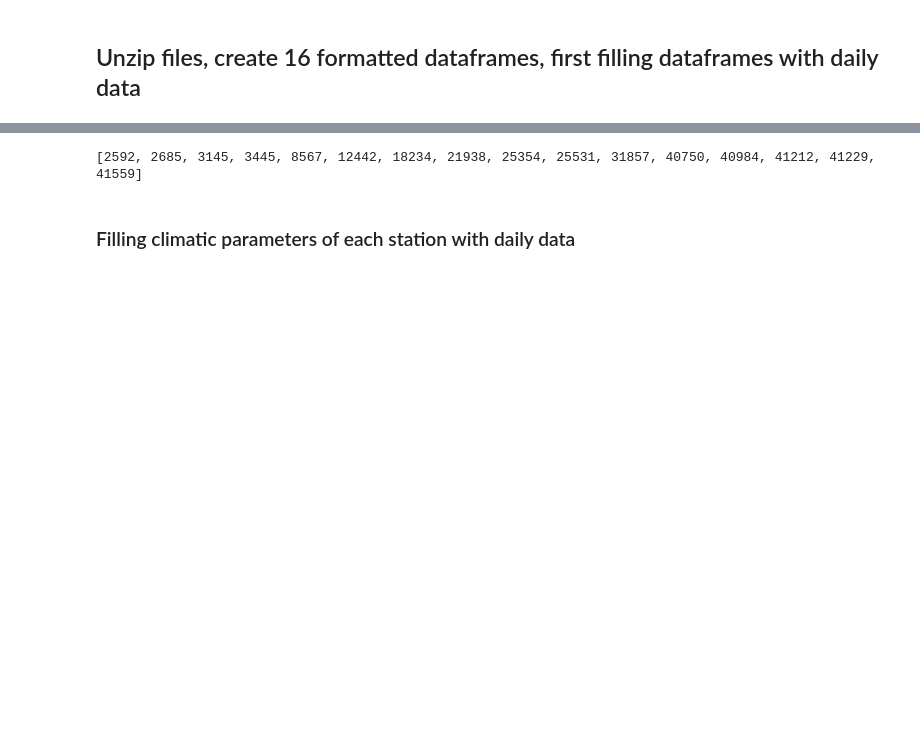
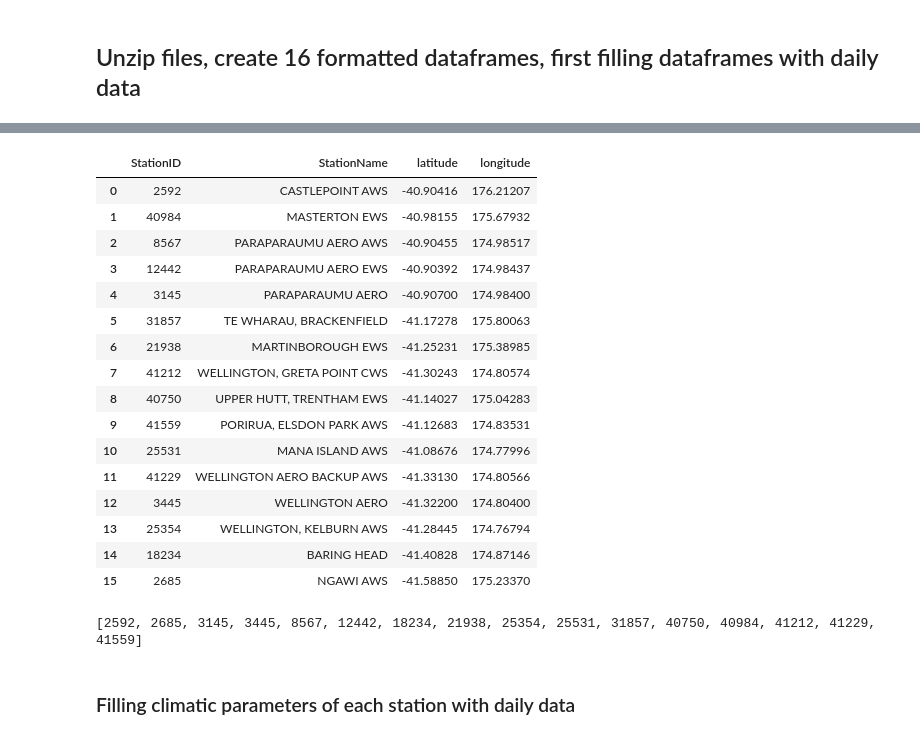
Before and after one commit to aantonov23/clustering-wellington-weather-stations, a Jupyter notebook: st1_first_data_aggregating.ipynb, the cells around one changed output, grey strips where cells are left out. Cells and saved outputs as stored; diff of their text form; code cells hidden in the pictures; blank space fills up the shorter version.

Commit message:
Fixed paths in st1. Add st4 - merge all datasets into one

```diff
--- a/st1_first_data_aggregating.ipynb
+++ b/st1_first_data_aggregating.ipynb
@@ -6,6 +6,8 @@ import os
 from pathlib import Path
 import pprint
 import pandas as pd
+
+BASE_DATA_PATH = r'C:\D\Whitireia\ARP\data'
 # %%
 def unzip_given_file_to_folder(file_path, folder):
     with zipfile.ZipFile(file_path, 'r') as z:
@@ -48,3 +47,24 @@ df_stations = pd.read_csv('/media/lenalexu/64522E74522E4ADE/D/Whitireia/ARP/clus
+# %%
+df_stations = pd.read_csv(os.path.join(BASE_DATA_PATH, r'stations.csv'))
+df_stations
+# %% [output]
+|  | StationID | StationName | latitude | longitude |
+| 0 | 2592 | CASTLEPOINT AWS | -40.90416 | 176.21207 |
+| 1 | 40984 | MASTERTON EWS | -40.98155 | 175.67932 |
+| 2 | 8567 | PARAPARAUMU AERO AWS | -40.90455 | 174.98517 |
+| 3 | 12442 | PARAPARAUMU AERO EWS | -40.90392 | 174.98437 |
+| 4 | 3145 | PARAPARAUMU AERO | -40.90700 | 174.98400 |
+| 5 | 31857 | TE WHARAU, BRACKENFIELD | -41.17278 | 175.80063 |
+| 6 | 21938 | MARTINBOROUGH EWS | -41.25231 | 175.38985 |
+| 7 | 41212 | WELLINGTON, GRETA POINT CWS | -41.30243 | 174.80574 |
+| 8 | 40750 | UPPER HUTT, TRENTHAM EWS | -41.14027 | 175.04283 |
+| 9 | 41559 | PORIRUA, ELSDON PARK AWS | -41.12683 | 174.83531 |
+| 10 | 25531 | MANA ISLAND AWS | -41.08676 | 174.77996 |
+| 11 | 41229 | WELLINGTON AERO BACKUP AWS | -41.33130 | 174.80566 |
+| 12 | 3445 | WELLINGTON AERO | -41.32200 | 174.80400 |
+| 13 | 25354 | WELLINGTON, KELBURN AWS | -41.28445 | 174.76794 |
+| 14 | 18234 | BARING HEAD | -41.40828 | 174.87146 |
+| 15 | 2685 | NGAWI AWS | -41.58850 | 175.23370 |
 # %%
 columns = ['station_id', 'Observation time UTC', 'Temperature', 'Screen_Observations', 'Rain', 'Wind']
 dict_stations = {}
```
Also changed, not shown: parts of 7 cells of this notebook, 2 other files.
